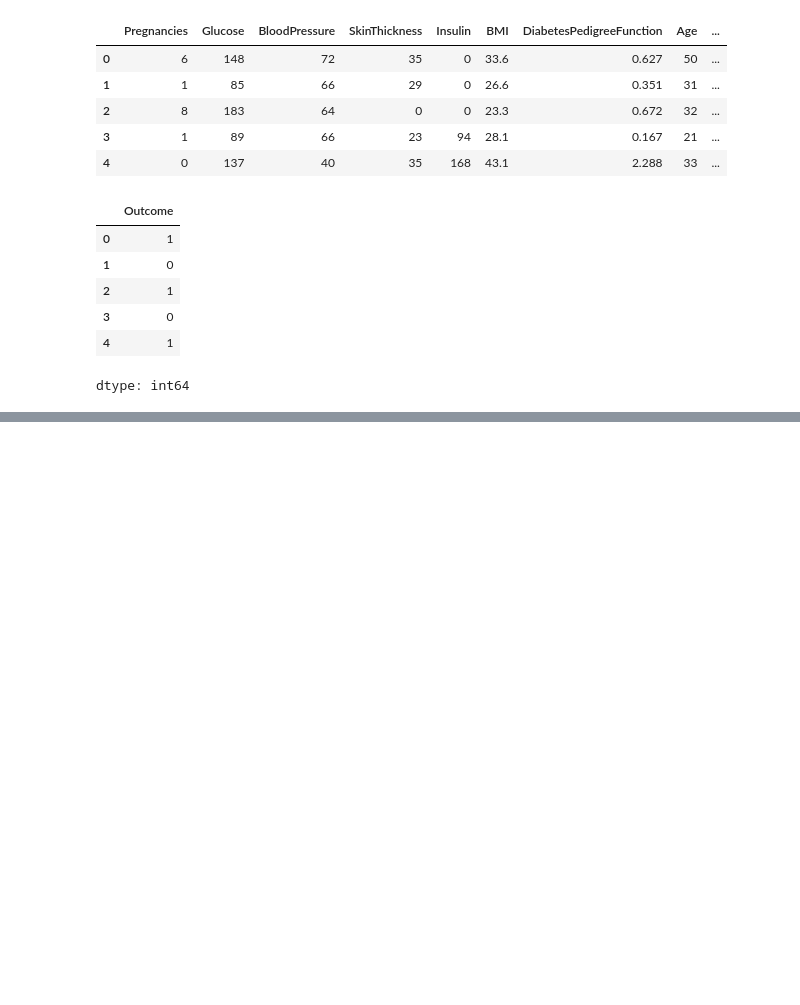
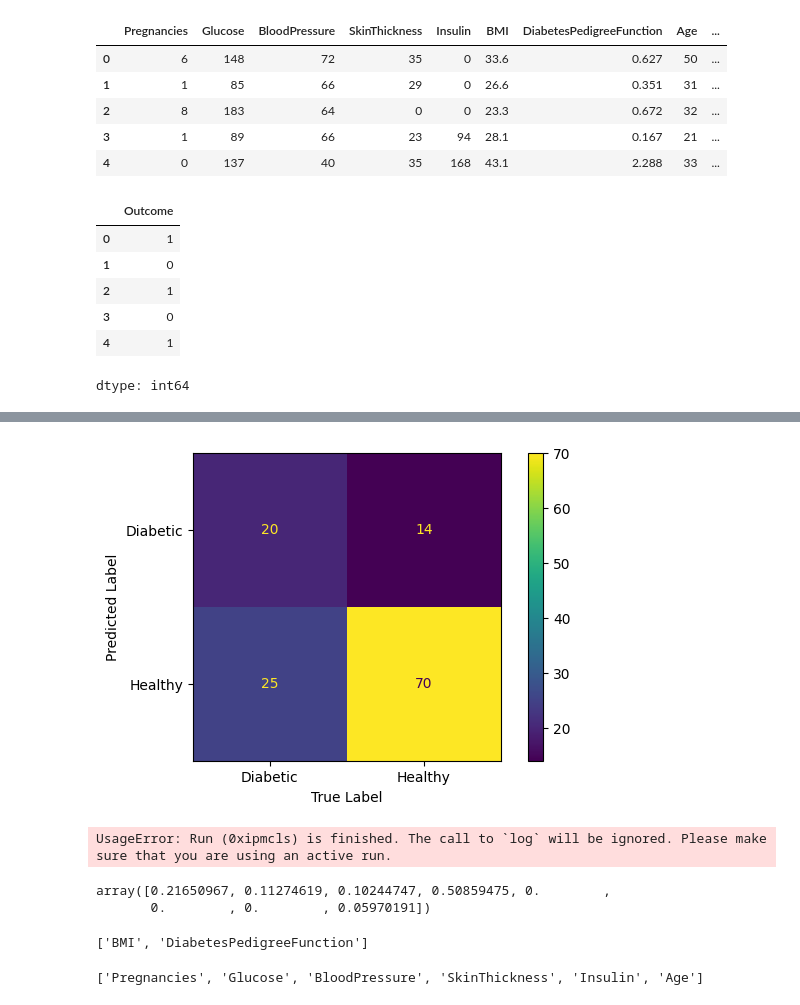
Before and after one commit to Kenicki/Kenicki, a Jupyter notebook: Diabetes_mlops_decision_tree.ipynb, the cells around one changed output, grey strips where cells are left out. Drawn from its saved outputs; the diff is of its cells as text; code cells hidden in the pictures; blank space fills up the shorter version.

```diff
--- a/Diabetes_mlops_decision_tree.ipynb
+++ b/Diabetes_mlops_decision_tree.ipynb
@@ -744,0 +1280,6 @@ Now you can try running the cell that previously failed (`VCmQSZP_s8sJ`) again.
+# %%
+
+# for validation purposes
+fs = FeatureSelector(x_train.select_dtypes("object").columns.to_list())
+df = fs.fit_transform(x_train)
+df.head()
@@ -744,0 +1390,5 @@ Now you can try running the cell that previously failed (`VCmQSZP_s8sJ`) again.
+# %%
+# for validation purposes
+fs = FeatureSelector(x_train.select_dtypes("int64").columns.to_list())
+df = fs.fit_transform(x_train)
+df.head()
@@ -744,0 +1601,25 @@ Now you can try running the cell that previously failed (`VCmQSZP_s8sJ`) again.
+# %%
+# The full pipeline
+pipe = Pipeline(steps = [('full_pipeline', full_pipeline_preprocessing),
+                         ("classifier",DecisionTreeClassifier(max_depth=4))
+                         ]
+                )
+# training
+logger.info("Training")
+pipe.fit(x_train, y_train)
+
+# predict
+logger.info("Infering")
+predict = pipe.predict(x_val)
+
+# Evaluation Metrics
+logger.info("Evaluation metrics")
+fbeta = fbeta_score(y_val, predict, beta=1, zero_division=1)
+precision = precision_score(y_val, predict, zero_division=1)
+recall = recall_score(y_val, predict, zero_division=1)
+acc = accuracy_score(y_val, predict)
+
+logger.info("Accuracy: {}".format(acc))
+logger.info("Precision: {}".format(precision))
+logger.info("Recall: {}".format(recall))
+logger.info("F1: {}".format(fbeta))
@@ -744,0 +1676,41 @@ Now you can try running the cell that previously failed (`VCmQSZP_s8sJ`) again.
+# %%
+fig_confusion_matrix, ax = plt.subplots(1,1,figsize=(7,4))
+ConfusionMatrixDisplay(confusion_matrix(predict,y_val,labels=[1,0]),
+                       display_labels=['Diabetic','Healthy']).plot(values_format=".0f",ax=ax)
+
+ax.set_xlabel("True Label")
+ax.set_ylabel("Predicted Label")
+plt.show()
+# %% [output]
+[figure, added]
+# %%
+
+# Uploading figures
+logger.info("Uploading figures")
+run.log(
+    {
+        "confusion_matrix": wandb.Image(fig_confusion_matrix),
+        # "other_figure": wandb.Image(other_fig)
+    }
+)
+# %% [output]
+UsageError: Run (0xipmcls) is finished. The call to `log` will be ignored. Please make sure that you are using an active run.
+# %%
+# Feature importance
+pipe.get_params()["classifier"].feature_importances_
+# %% [output]
+array([0.21650967, 0.11274619, 0.10244747, 0.50859475, 0.        ,
+       0.        , 0.        , 0.05970191])
+# %%
+
+# Get categorical column names
+flt_names = pipe.named_steps['full_pipeline'].get_params()["flt_pipeline"][1].get_feature_names_out()
+flt_names
+# %% [output]
+['BMI', 'DiabetesPedigreeFunction']
+# %%
+# Get numerical column names
+num_names = pipe.named_steps['full_pipeline'].get_params()["num_pipeline"][1].get_feature_names_out()
+num_names
+# %% [output]
+['Pregnancies', 'Glucose', 'BloodPressure', 'SkinThickness', 'Insulin', 'Age']
```
Also changed, not shown: parts of 94 cells of this notebook.
